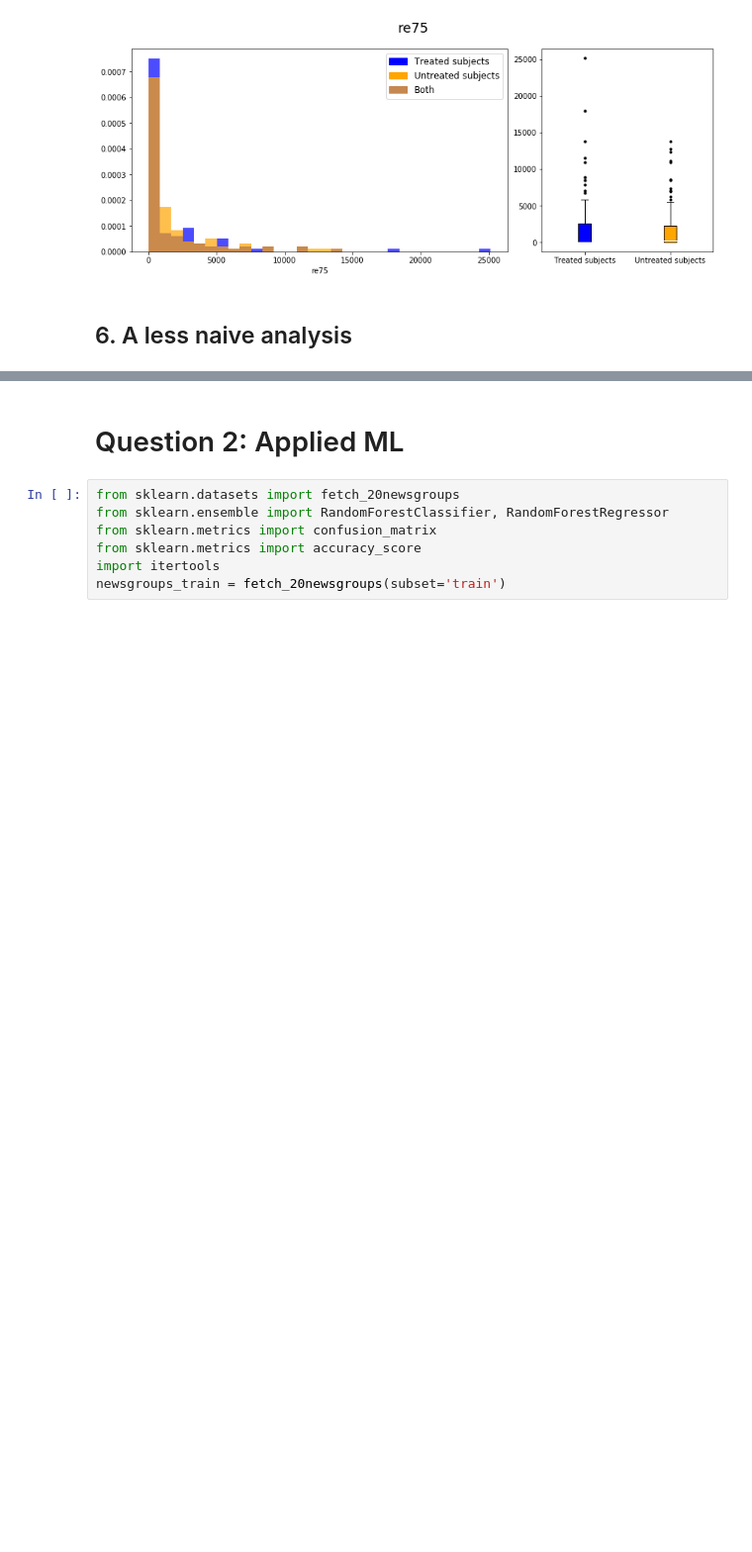
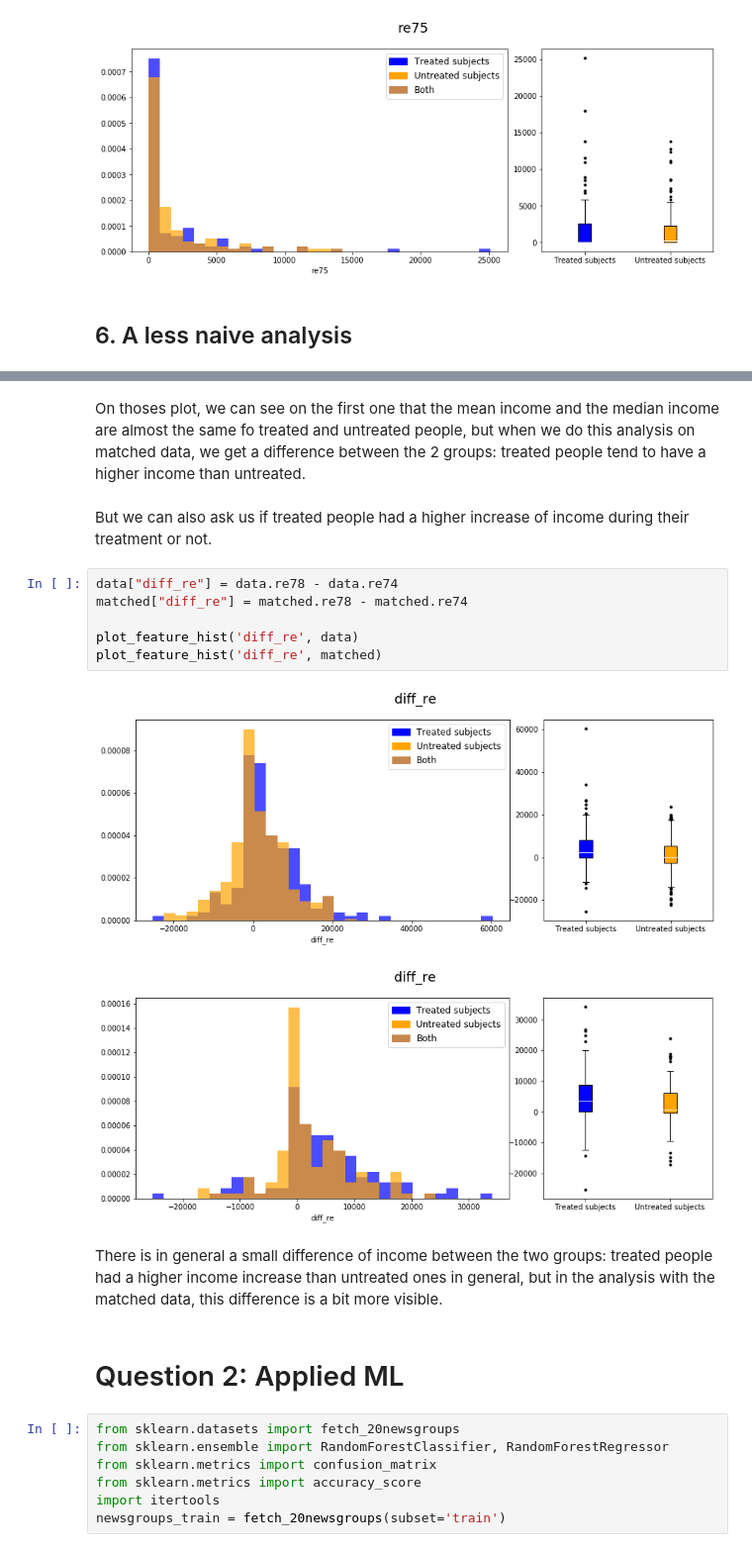
Before and after one commit to brunowicht/ada_project, a Jupyter notebook: 04 - Applied ML/Homework4.ipynb, the cells around one changed output, grey strips where cells are left out. Shown at 99% size. Saved outputs shown, nothing was run; the diff lists cells and outputs as text; blank space fills up the shorter version.

```diff
--- a/04 - Applied ML/Homework4.ipynb
+++ b/04 - Applied ML/Homework4.ipynb
@@ -429,3 +437,18 @@ for col in cts_features:
+# %% [markdown]
+On thoses plot, we can see on the first one that the mean income and the median income are almost the same fo treated and untreated people, but when we do this analysis on matched data, we get a difference between the 2 groups: treated people tend to have a higher income than untreated.
+# %% [markdown]
+But we can also ask us if treated people had a higher increase of income during their treatment or not.
+# %%
+data["diff_re"] = data.re78 - data.re74
+matched["diff_re"] = matched.re78 - matched.re74
+
+plot_feature_hist('diff_re', data)
+plot_feature_hist('diff_re', matched)
+# %% [output]
+[figure, added]
+[figure, added]
+# %% [markdown]
+There is in general a small difference of income between the two groups: treated people had a higher income increase than untreated ones in general, but in the analysis with the matched data, this difference is a bit more visible.
 # %% [markdown]
 # Question 2: Applied ML
 # %%
```
Also changed, not shown: parts of 6 cells of this notebook.
